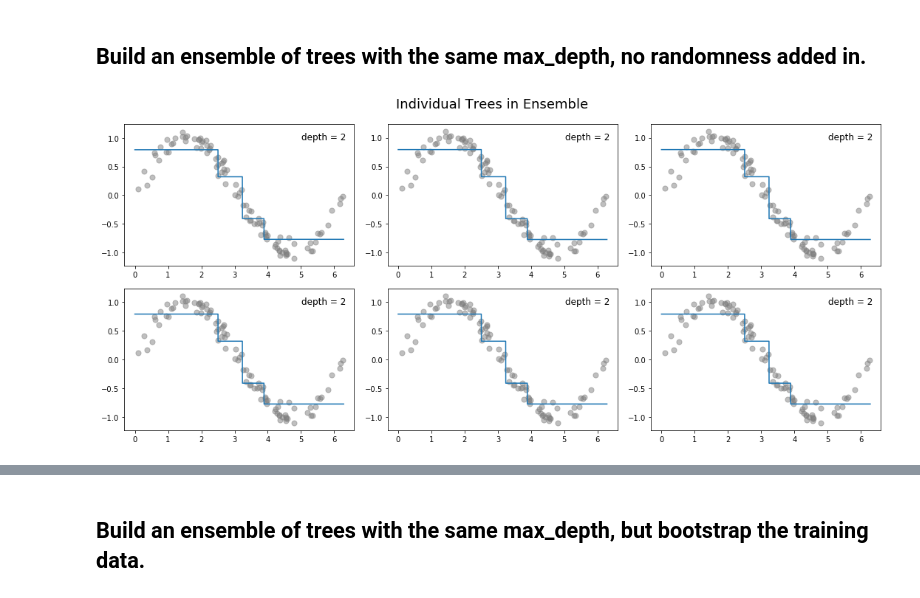
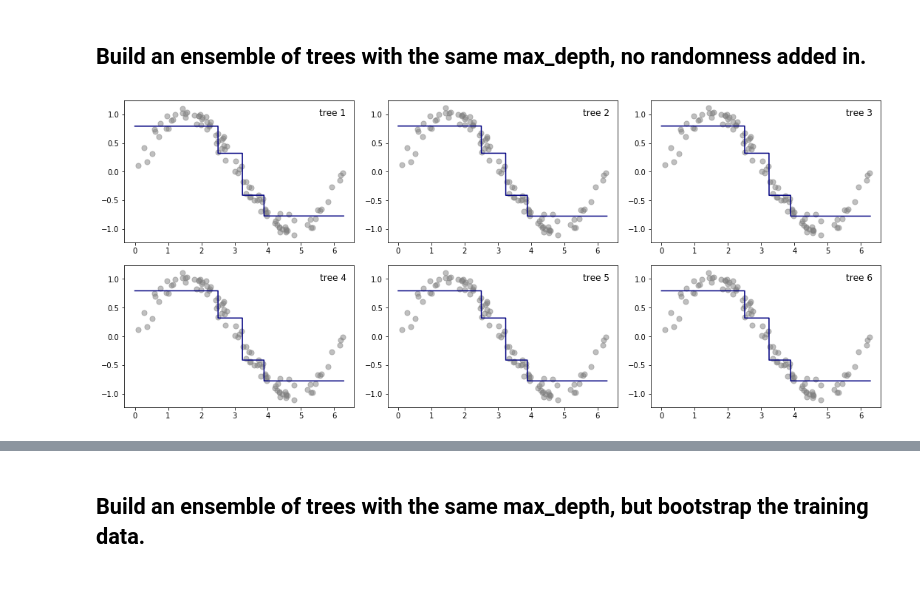
Before and after one commit to jmbuyck/articles, a Jupyter notebook: random_forest_regressor/RFR_Explained.ipynb, the cells around one changed output, grey strips where cells are left out. Cells and saved outputs as stored; diff of their text form; code cells hidden in the pictures.

Commit message:
wip - code cleanup and refactoring

```diff
--- a/random_forest_regressor/RFR_Explained.ipynb
+++ b/random_forest_regressor/RFR_Explained.ipynb
@@ -43,6 +78,6 @@ plt.show()
 # %%
 # generate some x-values for plotting models later on
-X_model_plot = np.linspace(min_x, max_x, num=10000, endpoint=True)
+X_model_plot = np.linspace(min_x, max_x, num=10_000, endpoint=True)
 # %% [markdown]
 ## Build a few decision trees of various depths
 # %%
@@ -57,24 +92,33 @@ subplot_dim = ceil(sqrt(tree_count))
 
 # we're going to build a total of num_trees, each at increasing depth
 for depth in range(tree_count):
+    # grow a tree and get its depth
     max_depth = depth + 1  # off by one due to range behavior
     single_tree = DecisionTreeRegressor(random_state=0, max_depth=max_depth)
     single_tree.fit(X.reshape(-1, 1), y)
     tree_depth = single_tree.get_depth()
 
+    # create our subplot and plot our training data
+    plt.subplot(subplot_dim, subplot_dim, max_depth)
+    plot_training_data(X, y)
+
     # generate the predictions for plotting the model
     y_model_plot = single_tree.predict(X_model_plot.reshape(-1, 1))
 
-    plt.subplot(subplot_dim, subplot_dim, max_depth)
-    plt.scatter(X, y, alpha=.5, c='gray', s=50)
-
-    plt.plot(X_model_plot, y_model_plot, label=f'depth = {tree_depth}')
-    plt.legend(handlelength=0, frameon=False, fontsize=12)
+    # plot each tree's predictions
+    plot_model_results(
+        X=X_model_plot,
+        y_hat=y_model_plot,
+        label=f'depth = {tree_depth}'
+    )
 
     # this keeps the plot margins tight, without messing up the suptitle! see top answer at:
     # https://stackoverflow.com/questions/8248467/matplotlib-tight-layout-doesnt-take-into-account-figure-suptitle
     plt.tight_layout(rect=[0, 0.03, 1, 0.95])
 
-plt.suptitle('Single Decision Trees', fontsize=18)
+# final touches on our plot and saving to file
+if print_title:
+    plt.suptitle('Individual Decision Trees at Various Depths', fontsize=18)
+plt.savefig(f'{tree_count}_single_trees_diff_depths.png', dpi=default_dpi)
 plt.show()
 # %% [output]
@@ -145,42 +191,49 @@ max_depth=2
 # %%
-# TODO clean up this code
+# TODO clean up this code - rename my_first_ensemble
 my_first_ensemble = ensemble_grow(
     X=X,
     y=y,
     num_trees=num_trees,
     max_depth=max_depth,
     bootstrap=False
 )
 
 tree_count = len(my_first_ensemble)
 
 # figure size to keep all of the subplots legible
 plt.figure(figsize=(15, 10))
 
 # get number of rows and cols for subplot to plot in a square grid
 subplot_dim = ceil(sqrt(tree_count))
 
 # plot the model for each tree in the ensemble on its own graph
 for idx, tree in enumerate(my_first_ensemble):
     tree_depth = tree.get_depth()
 
+    # create our subplot and plot our training data
+    plt.subplot(subplot_dim, subplot_dim, idx+1)
+    plot_training_data(X, y)
+
     # generate the predictions for plotting the model
     y_model_plot = tree.predict(X_model_plot.reshape(-1, 1))
 
-    plt.subplot(subplot_dim, subplot_dim, idx+1)
-    plt.scatter(X, y, alpha=.5, c='gray', s=50)
-
-    plt.plot(X_model_plot, y_model_plot, label=f'depth = {tree_depth}')
-    plt.legend(handlelength=0, frameon=False, fontsize=12)
+    # plot each tree's predictions
+    plot_model_results(
+        X=X_model_plot,
+        y_hat=y_model_plot,
+        label=f'tree {idx + 1}'
+    )
 
     # this keeps the plot margins tight, without messing up the suptitle! see top answer at:
     # https://stackoverflow.com/questions/8248467/matplotlib-tight-layout-doesnt-take-into-account-figure-suptitle
     plt.tight_layout(rect=[0, 0.03, 1, 0.95])
 
-plt.suptitle('Individual Trees in Ensemble', fontsize=18)
+# final touches on our plot and saving to file
+if print_title:
+    plt.suptitle('Individual Trees in Ensemble', fontsize=18)
 plt.show()
 # %% [output]
-[figure, old version]
+[figure, new version]
 # %%
 # TODO plot side by side: all decision tree models on one graph, next to the ensemble
 # GOAL: show without bootstrapping we have not changed the model results
```
Also changed, not shown: parts of 12 cells of this notebook.
